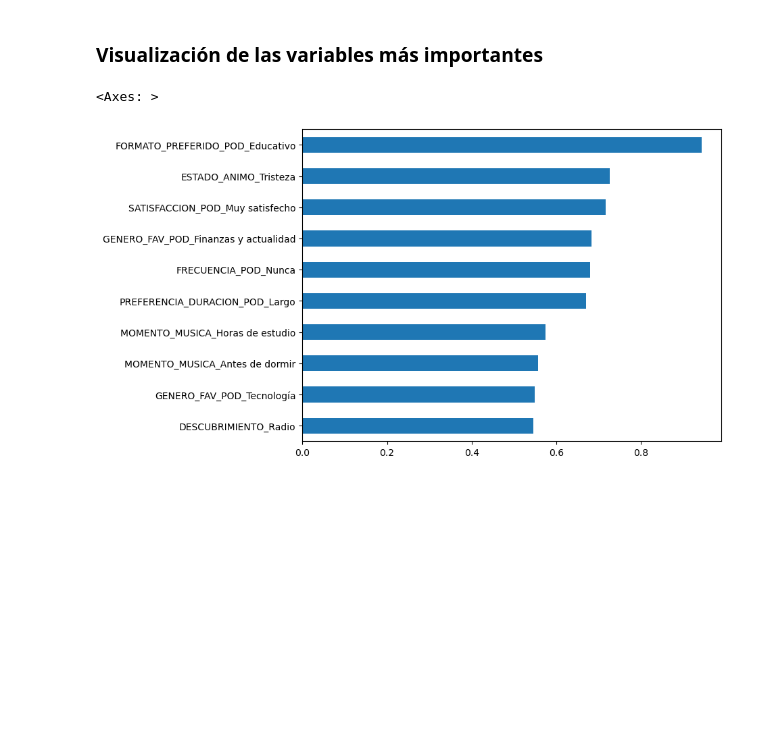
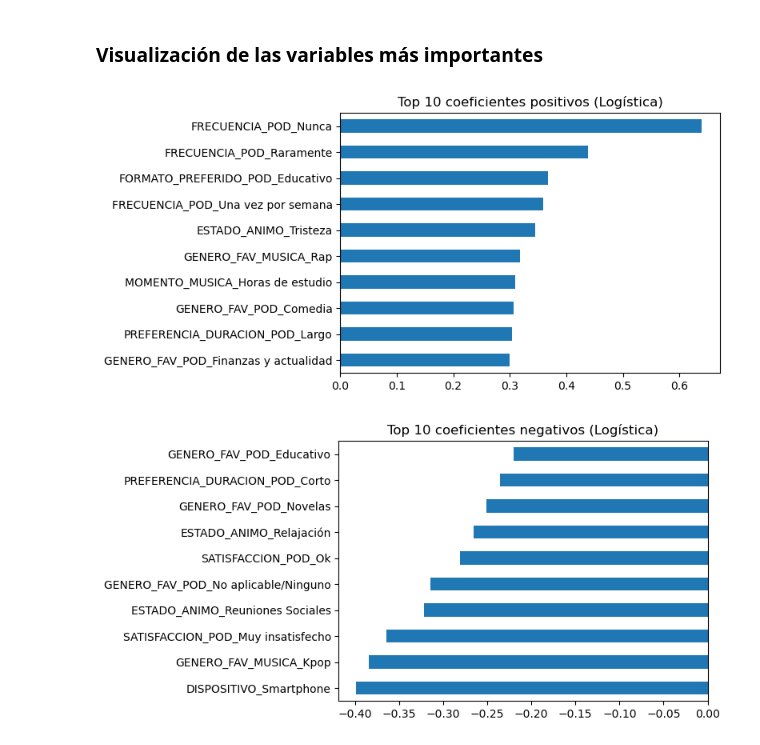
Before and after one commit to palopola/TP_SPOTIFY, a Jupyter notebook: Predicción_logística ML.ipynb, the cells around one changed output. Saved outputs shown, nothing was run; the diff lists cells and outputs as text; code cells hidden in the pictures; blank space fills up the shorter version.

Commit message:
Modelo de predicción logística

```diff
--- a/Predicción_logística ML.ipynb
+++ b/Predicción_logística ML.ipynb
@@ -84,8 +84,3 @@ Spotify_codificado.head()
 | 3 | 4 | 2 | 1 | 0 | ... |
 | 4 | 4 | 1 | 0 | 0 | ... |
 5 rows × 95 columns
-# %%
-kmeans = KMeans(n_clusters=3, random_state=42)
-clusters = kmeans.fit_predict(Spotify_scaled)
-
-Spotify_codificado['CLUSTER'] = clusters
@@ -237,0 +143,20 @@ dtype: float64
+# %%
+import numpy as np
+import pandas as pd
+
+lr = pipe.named_steps["lr"]
+coef = pd.Series(lr.coef_[0], index=X.columns).sort_values()
+
+# odds ratios
+odds = np.exp(coef)
+
+res = pd.DataFrame({
+    "coef": coef,
+    "odds_ratio": odds
+})
+
+print("Top + (aumentan QUIERE_PREMIUM):")
+print(res.tail(15))
+
+print("\nTop - (reducen QUIERE_PREMIUM):")
+print(res.head(15))
@@ -238,10 +181,23 @@ dtype: float64
 # %% [markdown]
 ### Visualización de las variables más importantes
 # %%
-coef_sorted.tail(10).plot.barh(figsize=(8,6))
+top_pos = res.tail(10)
+top_neg = res.head(10)
+
+plt.figure(figsize=(8,4))
+top_pos["coef"].plot(kind="barh")
+plt.title("Top 10 coeficientes positivos (Logística)")
+plt.tight_layout()
+plt.show()
+
+plt.figure(figsize=(8,4))
+top_neg["coef"].plot(kind="barh")
+plt.title("Top 10 coeficientes negativos (Logística)")
+plt.tight_layout()
+plt.show()
 # %% [output]
-<Axes: >
-[figure, old version]
+[figure, new version]
+[figure, added]
 # %% [markdown]
 1) Lo que dicen tus números (en cristiano)
 Matriz de confusión
```
Also changed, not shown: parts of 9 cells of this notebook.
